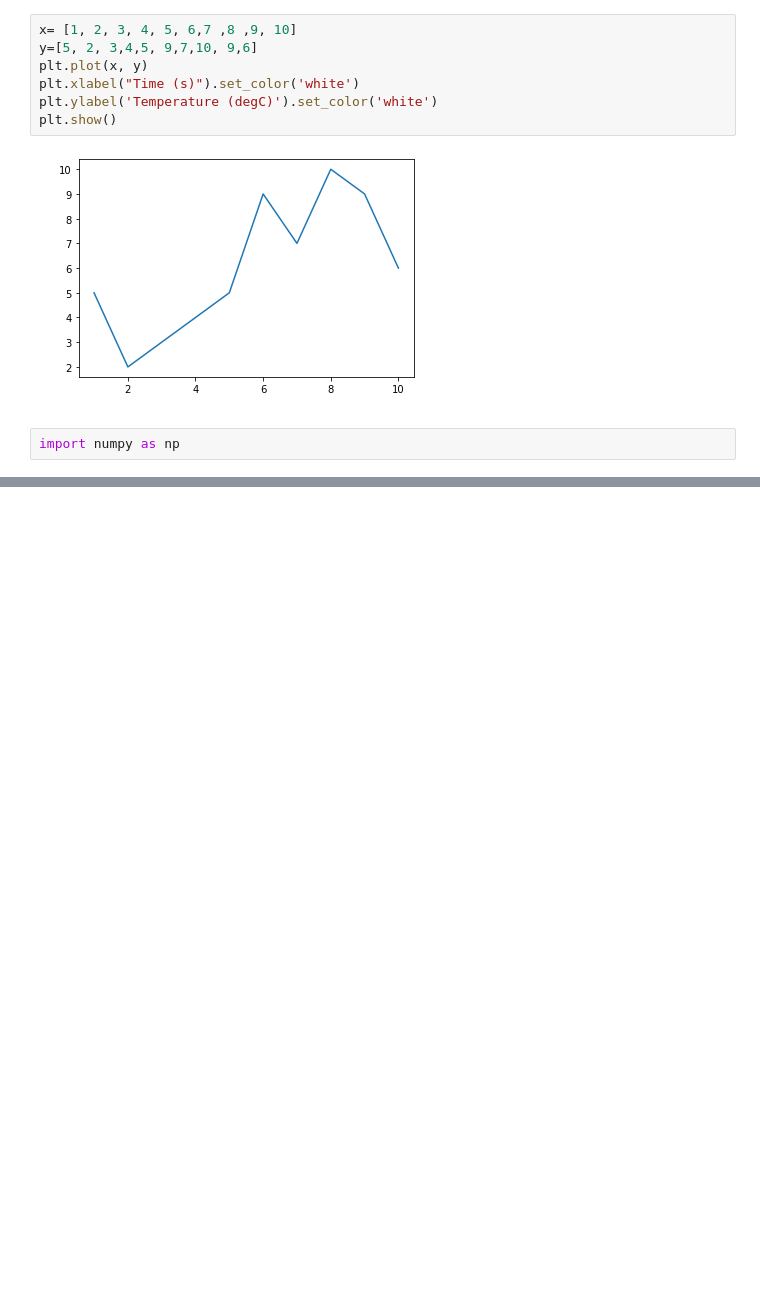
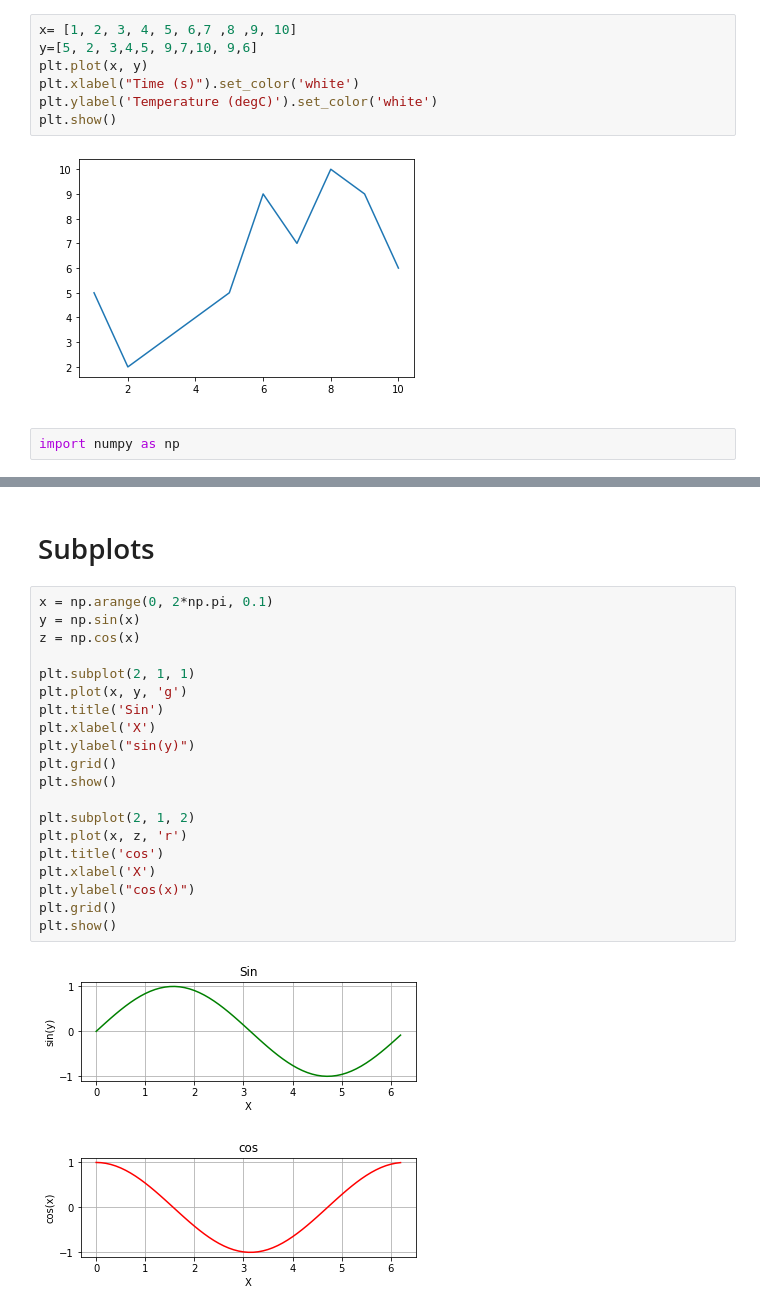
Before and after one commit to sudipnext/nextonPy, a Jupyter notebook: matplotlib.py/matplotlib.ipynb, the cells around one changed output, grey strips where cells are left out. Saved outputs shown, nothing was run; the diff lists cells and outputs as text; blank space fills up the shorter version.

Commit message:
Learned about subplots

```diff
--- a/matplotlib.py/matplotlib.ipynb
+++ b/matplotlib.py/matplotlib.ipynb
@@ -32,0 +59,25 @@ plt.show()
+# %% [markdown]
+# Subplots
+# %%
+x = np.arange(0, 2*np.pi, 0.1)
+y = np.sin(x)
+z = np.cos(x)
+
+plt.subplot(2, 1, 1)
+plt.plot(x, y, 'g')
+plt.title('Sin')
+plt.xlabel('X')
+plt.ylabel("sin(y)")
+plt.grid()
+plt.show()
+
+plt.subplot(2, 1, 2)
+plt.plot(x, z, 'r')
+plt.title('cos')
+plt.xlabel('X')
+plt.ylabel("cos(x)")
+plt.grid()
+plt.show()
+# %% [output]
+[figure, added]
+[figure, added]
```
Also changed, not shown: parts of 3 cells of this notebook.
